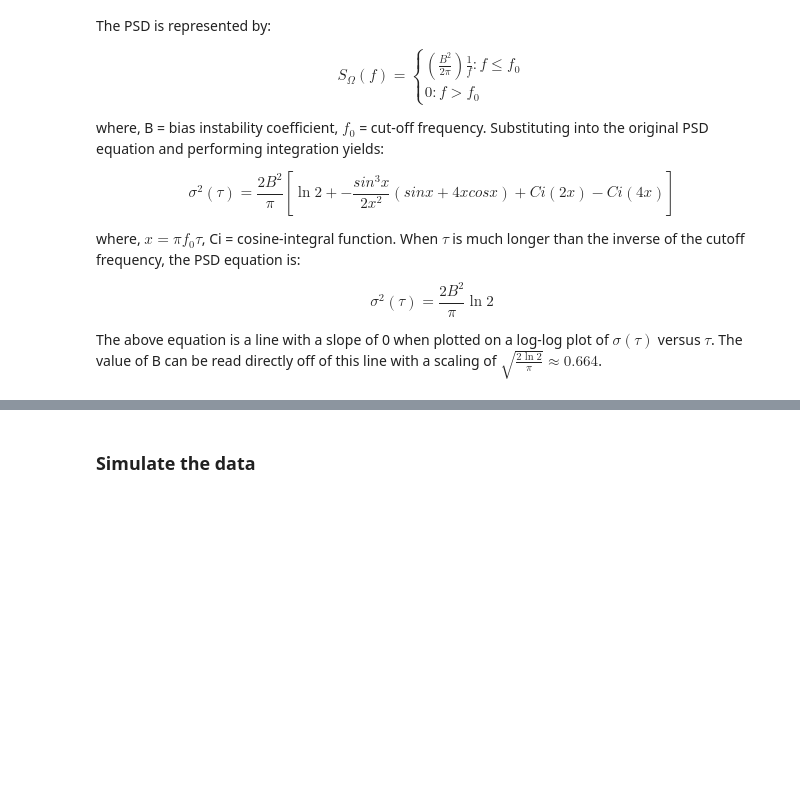
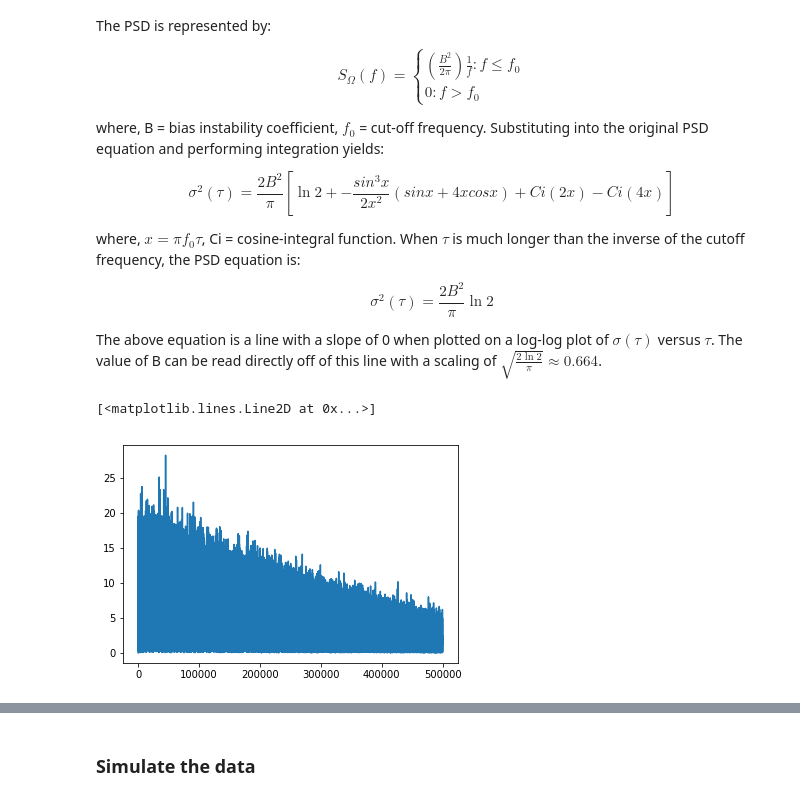
Before and after one commit to gggliuye/VINS_BASTIAN, a Jupyter notebook: IMU/IMU_Allan_Calibration.ipynb, the cells around one changed output, grey strips where cells are left out. Cells and saved outputs as stored; diff of their text form; code cells hidden in the pictures; blank space fills up the shorter version.

```diff
--- a/IMU/IMU_Allan_Calibration.ipynb
+++ b/IMU/IMU_Allan_Calibration.ipynb
@@ -213,6 +217,25 @@ When $\tau$ is much longer than the inverse of the cutoff frequency, the PSD equ
 $$\sigma^2(\tau) = \frac{2B^2}{\pi}\ln{2}$$
 
 The above equation is a line with a slope of 0 when plotted on a log-log plot of $\sigma(\tau)$ versus $\tau$. The value of B can be read directly off of this line with a scaling of $\sqrt{\frac{2\ln{2}}{\pi}} \approx 0.664$.
+# %%
+# https://ch.mathworks.com/matlabcentral/answers/344786-generation-of-1-f-noise-using-matlab
+def simulate_flicker(flicker_B, length=int(1e6)):
+    from scipy import signal
+    fv = np.arange(0,20, 1)
+    a = 1/(1+2*fv)
+    b = signal.firls(43, fv, a)
+    ns = np.random.randint(length, size=(length))
+    invfn = signal.filtfilt(b, 1, ns)
+    invfn = (invfn - np.mean(invfn))/length
+    return invfn
+# %%
+invfn = simulate_flicker(1)
+fft_sim_data = np.fft.fft(invfn)[:int(invfn.shape[0]/2)]
+plt.figure()
+plt.plot(abs(fft_sim_data))
+# %% [output]
+[<matplotlib.lines.Line2D at 0x...>]
+[figure, added]
 # %%
 def allan_calibration_bias_instability(tau, adev):
     # Find the index where the slope of the log-scaled Allan deviation is equal
```
Also changed, not shown: parts of 9 cells of this notebook.
